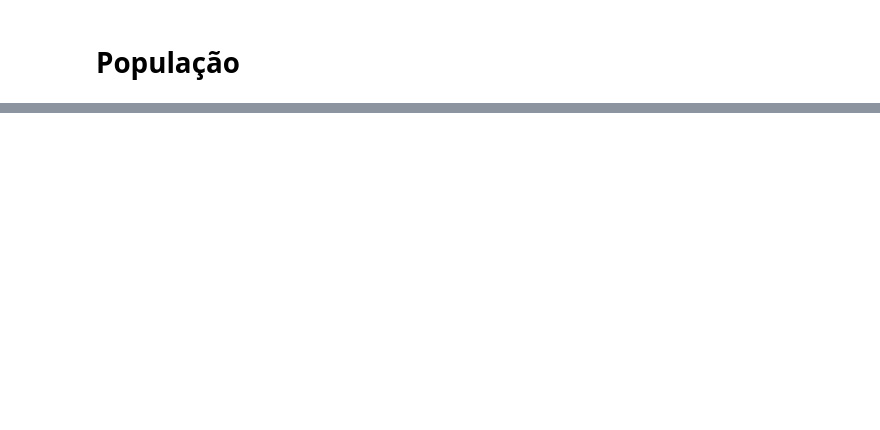
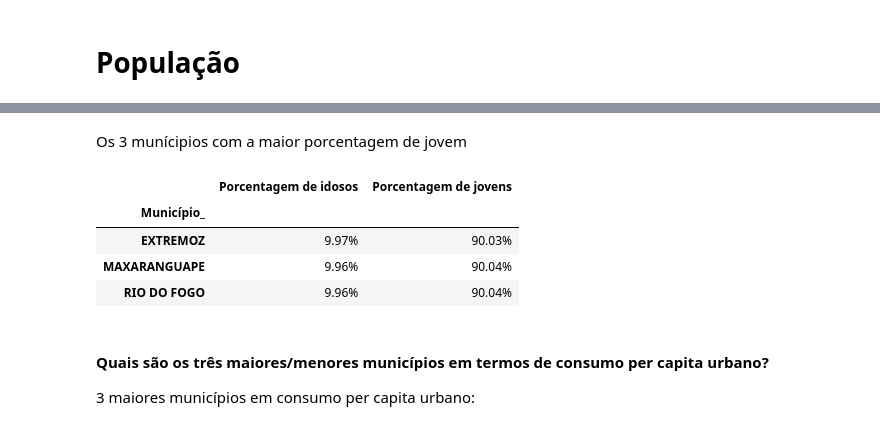
Before and after one commit to VictorGabrielRM/estatistica, a Jupyter notebook: Trabalho de estatistica.ipynb, the cells around one changed output, grey strips where cells are left out. Cells and saved outputs as stored; diff of their text form; code cells hidden in the pictures; blank space fills up the shorter version.

```diff
--- a/Trabalho de estatistica.ipynb
+++ b/Trabalho de estatistica.ipynb
@@ -373,0 +565,14 @@ iplot(fig_dist, filename='grouped-bar')
+# %% [markdown]
+Os 3 munícipios com a maior porcentagem de jovem
+# %%
+df1[['Município_','Porcentagem de idosos', 'Porcentagem de jovens']].set_index('Município_').sort_values(by=['Porcentagem de idosos'],ascending=False).head(3)
+# %% [output]
+|  | Porcentagem de idosos | Porcentagem de jovens |
+| Município_ |  |  |
+| EXTREMOZ | 9.97% | 90.03% |
+| MAXARANGUAPE | 9.96% | 90.04% |
+| RIO DO FOGO | 9.96% | 90.04% |
+# %% [markdown]
+#### Quais são os três maiores/menores municípios em termos de consumo per capita urbano?
+
+3 maiores municípios em consumo per capita urbano:
```
Also changed, not shown: parts of 32 cells of this notebook, 2 other files.
